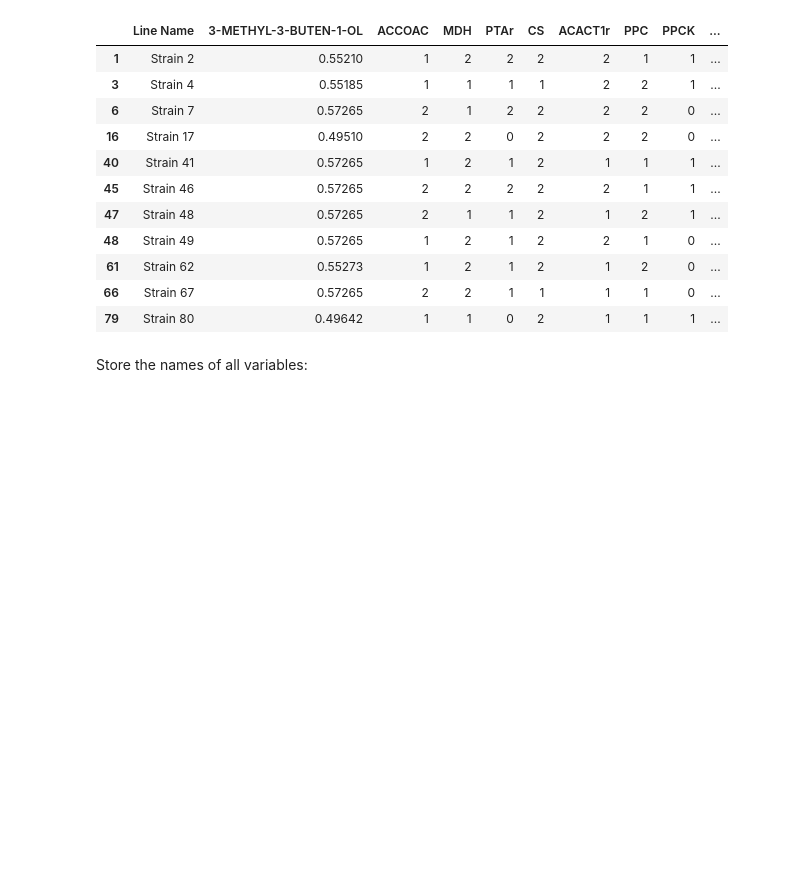
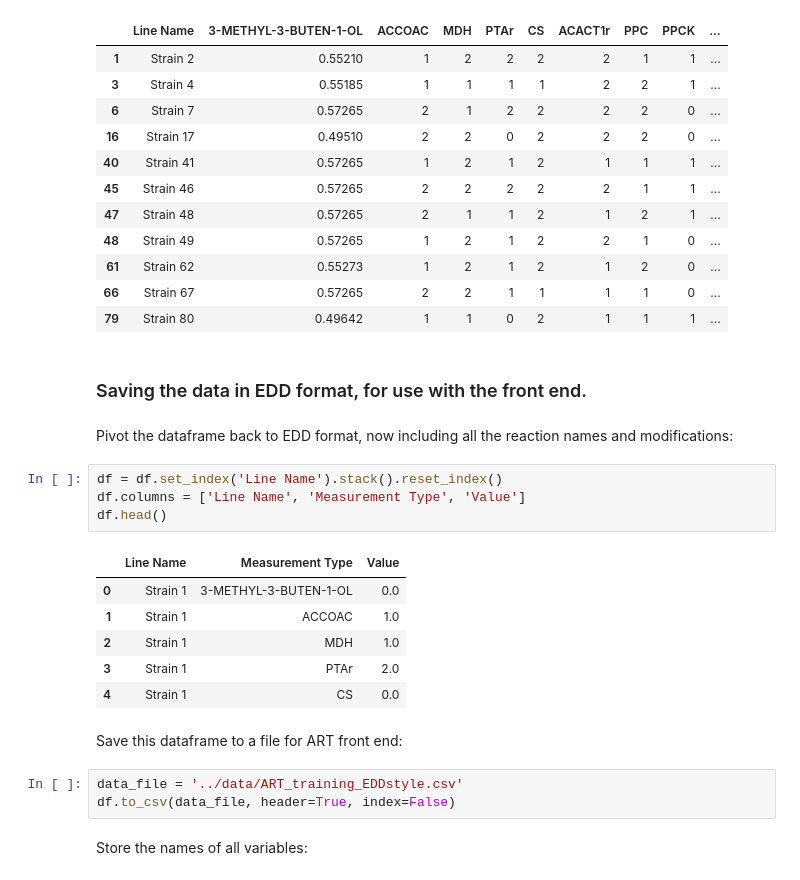
Before and after one commit to JBEI/ART, a Jupyter notebook: notebooks/Isoprenol_generate_recommendations.ipynb, the cells around one changed output. Saved outputs shown, nothing was run; the diff lists cells and outputs as text; blank space fills up the shorter version.

```diff
--- a/notebooks/B_Generate_recommendations_isoprenol_production.ipynb
+++ b/notebooks/Isoprenol_generate_recommendations.ipynb
@@ -133,6 +133,26 @@ df[df[production_name] > df.loc[95][production_name]]
 | 61 | Strain 62 | 0.55273 | 1 | 2 | 1 | 2 | 1 | 2 | 0 | ... |
 | 66 | Strain 67 | 0.57265 | 2 | 2 | 1 | 1 | 1 | 1 | 0 | ... |
 | 79 | Strain 80 | 0.49642 | 1 | 1 | 0 | 2 | 1 | 1 | 1 | ... |
+# %% [markdown]
+### Saving the data in EDD format, for use with the front end.
+# %% [markdown]
+Pivot the dataframe back to EDD format, now including all the reaction names and modifications:
+# %%
+df = df.set_index('Line Name').stack().reset_index()
+df.columns = ['Line Name', 'Measurement Type', 'Value']
+df.head()
+# %% [output]
+|  | Line Name | Measurement Type | Value |
+| 0 | Strain 1 | 3-METHYL-3-BUTEN-1-OL | 0.0 |
+| 1 | Strain 1 | ACCOAC | 1.0 |
+| 2 | Strain 1 | MDH | 1.0 |
+| 3 | Strain 1 | PTAr | 2.0 |
+| 4 | Strain 1 | CS | 0.0 |
+# %% [markdown]
+Save this dataframe to a file for ART front end:
+# %%
+data_file = '../data/ART_training_EDDstyle.csv'
+df.to_csv(data_file, header=True, index=False)
 # %% [markdown]
 Store the names of all variables:
 # %%
```
Also changed, not shown: parts of 6 cells of this notebook, 2 other files.
